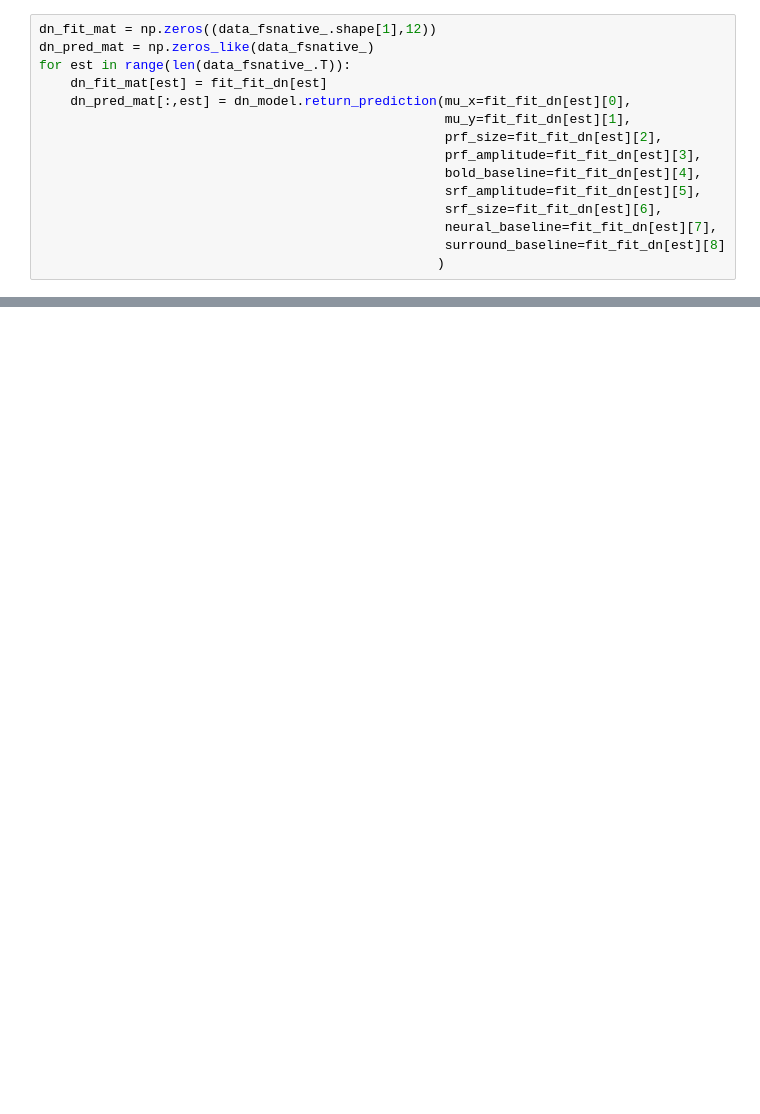
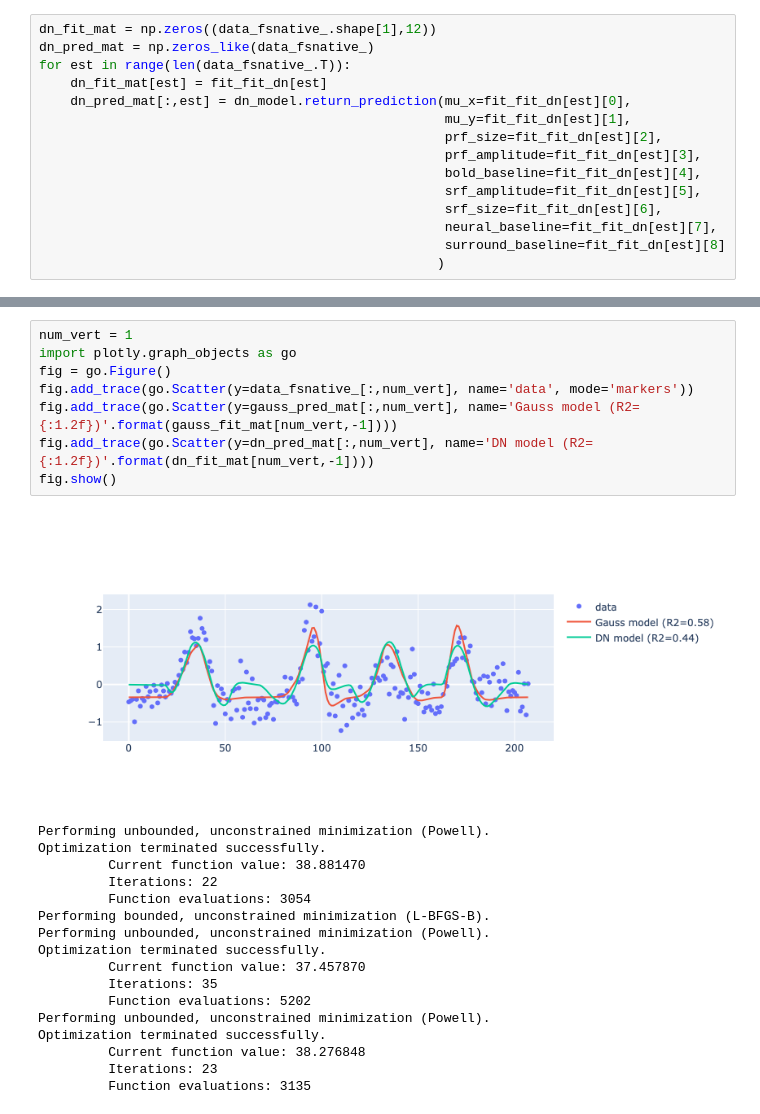
Before and after one commit to mszinte/RetinoMaps, a Jupyter notebook: analysis_code/postproc/prf/fit/prf_fit_surf.ipynb, the cells around one changed output, grey strips where cells are left out. Saved outputs shown, nothing was run; the diff lists cells and outputs as text; blank space fills up the shorter version.

```diff
--- a/analysis_code/postproc/prf/fit/prf_fit_surf.ipynb
+++ b/analysis_code/postproc/prf/fit/prf_fit_surf.ipynb
@@ -200,0 +247,26 @@ fig.show()
+# %%
+num_vert = 1
+import plotly.graph_objects as go
+fig = go.Figure()
+fig.add_trace(go.Scatter(y=data_fsnative_[:,num_vert], name='data', mode='markers'))
+fig.add_trace(go.Scatter(y=gauss_pred_mat[:,num_vert], name='Gauss model (R2={:1.2f})'.format(gauss_fit_mat[num_vert,-1])))
+fig.add_trace(go.Scatter(y=dn_pred_mat[:,num_vert], name='DN model (R2={:1.2f})'.format(dn_fit_mat[num_vert,-1])))
+fig.show()
+# %% [output]
+[figure, added]
+Performing unbounded, unconstrained minimization (Powell).
+Optimization terminated successfully.
+         Current function value: 38.881470
+         Iterations: 22
+         Function evaluations: 3054
+Performing bounded, unconstrained minimization (L-BFGS-B).
+Performing unbounded, unconstrained minimization (Powell).
+Optimization terminated successfully.
+         Current function value: 37.457870
+         Iterations: 35
+         Function evaluations: 5202
+Performing unbounded, unconstrained minimization (Powell).
+Optimization terminated successfully.
+         Current function value: 38.276848
+         Iterations: 23
+         Function evaluations: 3135
```
Also changed, not shown: parts of 13 cells of this notebook, 4 other files.
